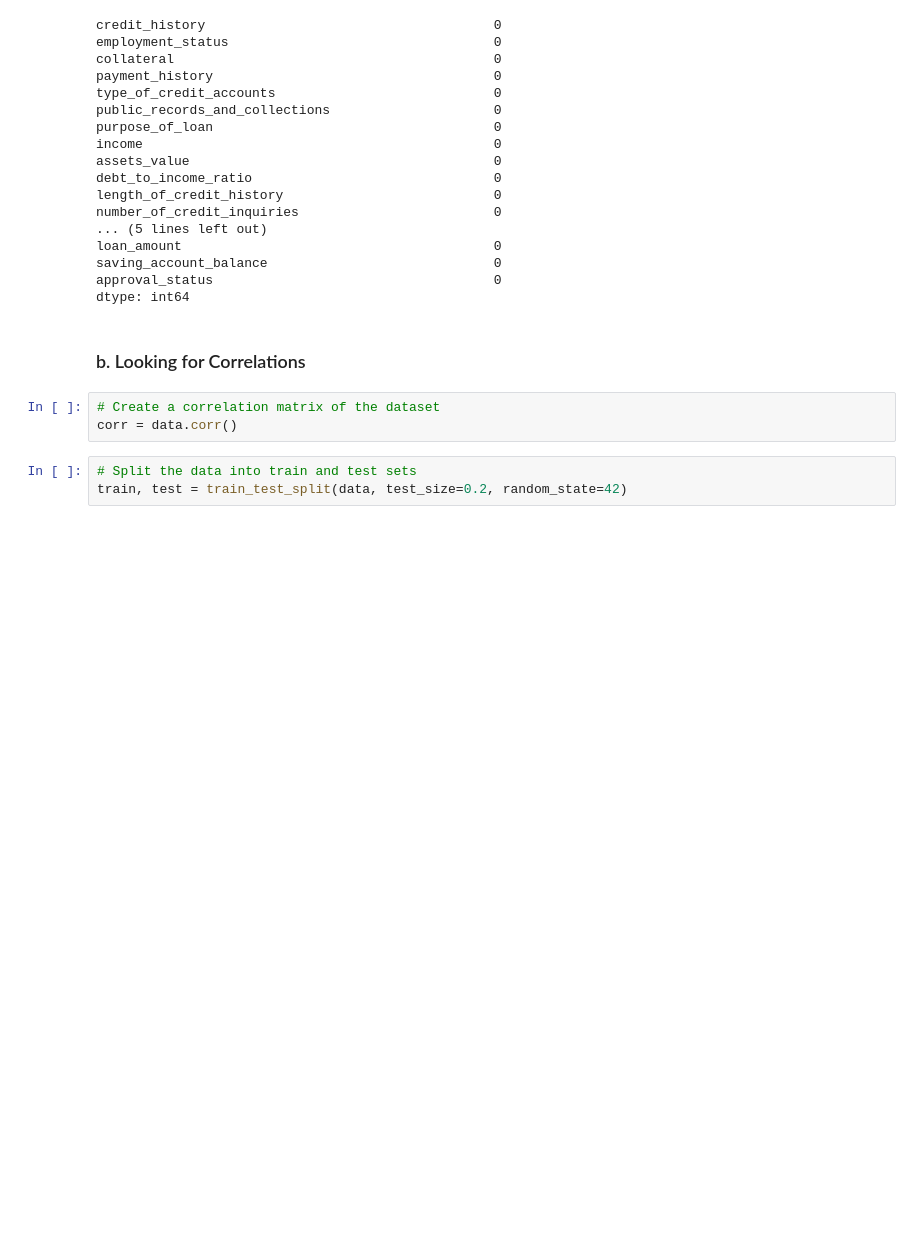
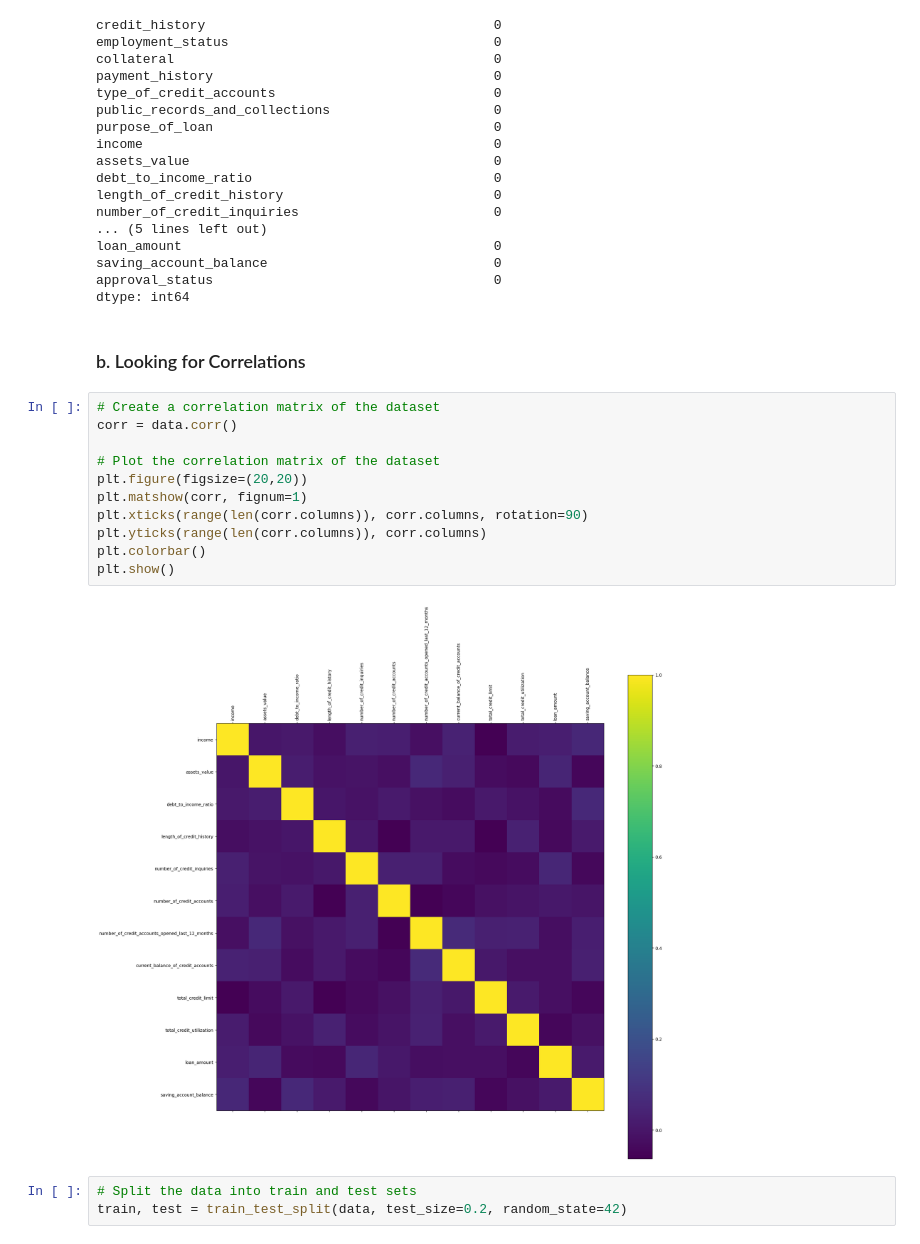
Before and after one commit to carlos-alves-one/-NeuroCredit, a Jupyter notebook: logistic_regression.ipynb, the cells around one changed output. Cells and saved outputs as stored; diff of their text form; blank space fills up the shorter version.

Commit message:
Plot the correlation matrix of the dataset

```diff
--- a/logistic_regression.ipynb
+++ b/logistic_regression.ipynb
@@ -196,9 +196,19 @@ approval_status                                    0
 dtype: int64
 # %% [markdown]
 ### b. Looking for Correlations
-# %%
-# Create a correlation matrix of the dataset
-corr = data.corr()
+# %%
+# Create a correlation matrix of the dataset
+corr = data.corr()
+
+# Plot the correlation matrix of the dataset
+plt.figure(figsize=(20,20))
+plt.matshow(corr, fignum=1)
+plt.xticks(range(len(corr.columns)), corr.columns, rotation=90)
+plt.yticks(range(len(corr.columns)), corr.columns)
+plt.colorbar()
+plt.show()
+# %% [output]
+[figure, added]
 # %%
 # Split the data into train and test sets
 train, test = train_test_split(data, test_size=0.2, random_state=42)
```
